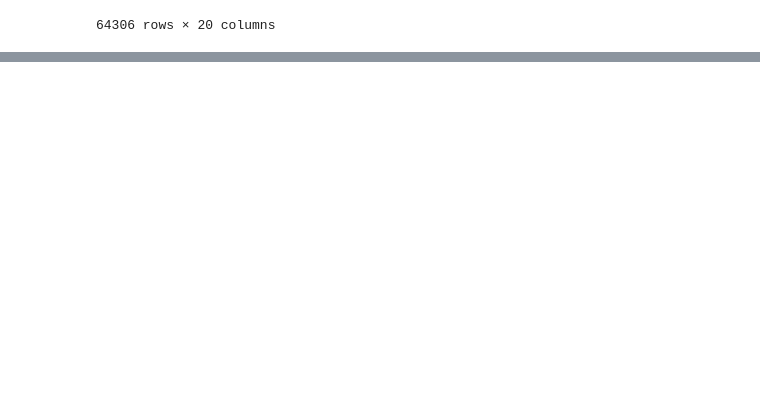
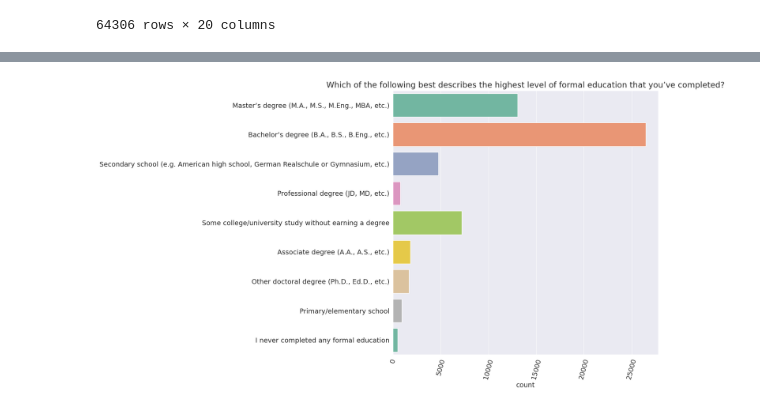
Before and after one commit to Harish-lvrk/Data-Analysis-project, a Jupyter notebook: EDA_StackOverflow_2025_surveydata.ipynb, the cells around one changed output, grey strips where cells are left out. Drawn from its saved outputs; the diff is of its cells as text; code cells hidden in the pictures; blank space fills up the shorter version.

```diff
--- a/EDA_StackOverflow_2025_surveydata.ipynb
+++ b/EDA_StackOverflow_2025_surveydata.ipynb
@@ -658,0 +1003,9 @@ survey_df
+# %%
+plt.figure(figsize=(10, 10))
+sns.countplot(data=survey_df, y='EdLevel', hue='EdLevel', palette="Set2", legend=False)
+plt.xticks(rotation=75)
+plt.title(schema['EdLevel'])
+plt.ylabel(None)
+plt.show()
+# %% [output]
+[figure, added]
```
Also changed, not shown: parts of 60 cells of this notebook.
